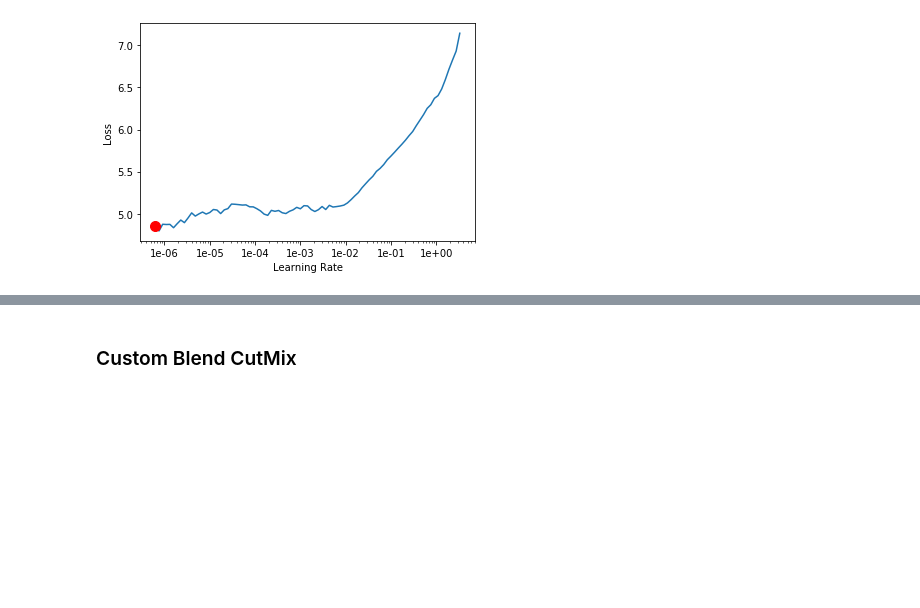
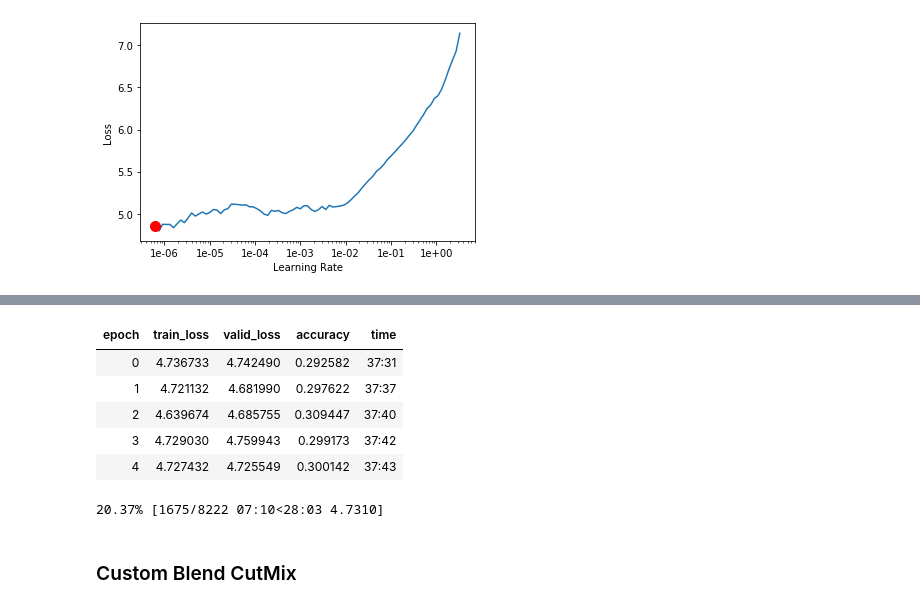
Before and after one commit to MicPie/recursion-cellular-image-classification, a Jupyter notebook: rcic_v43_efficientnet-b4_Mish_Ranger_LabelSmoothingLoss.ipynb, the cells around one changed output, grey strips where cells are left out. Cells and saved outputs as stored; diff of their text form; code cells hidden in the pictures; blank space fills up the shorter version.

```diff
--- a/rcic_v43_efficientnet-b4_Mish_Ranger_LabelSmoothingLoss.ipynb
+++ b/rcic_v43_efficientnet-b4_Mish_Ranger_LabelSmoothingLoss.ipynb
@@ -1173,0 +1188,3 @@ learn.load('effnet/adacos_efficientnet_b4_Pre018e064CM038_190920');
+# %%
+flattenAnneal(learn, 1e-4, 38, 0.7)
+# %% [output]
@@ -1173,0 +1192,7 @@ learn.load('effnet/adacos_efficientnet_b4_Pre018e064CM038_190920');
+| epoch | train_loss | valid_loss | accuracy | time |
+| 0 | 4.736733 | 4.742490 | 0.292582 | 37:31 |
+| 1 | 4.721132 | 4.681990 | 0.297622 | 37:37 |
+| 2 | 4.639674 | 4.685755 | 0.309447 | 37:40 |
+| 3 | 4.729030 | 4.759943 | 0.299173 | 37:42 |
+| 4 | 4.727432 | 4.725549 | 0.300142 | 37:43 |
+20.37% [1675/8222 07:10<28:03 4.7310]
```
Also changed, not shown: parts of 13 cells of this notebook.
